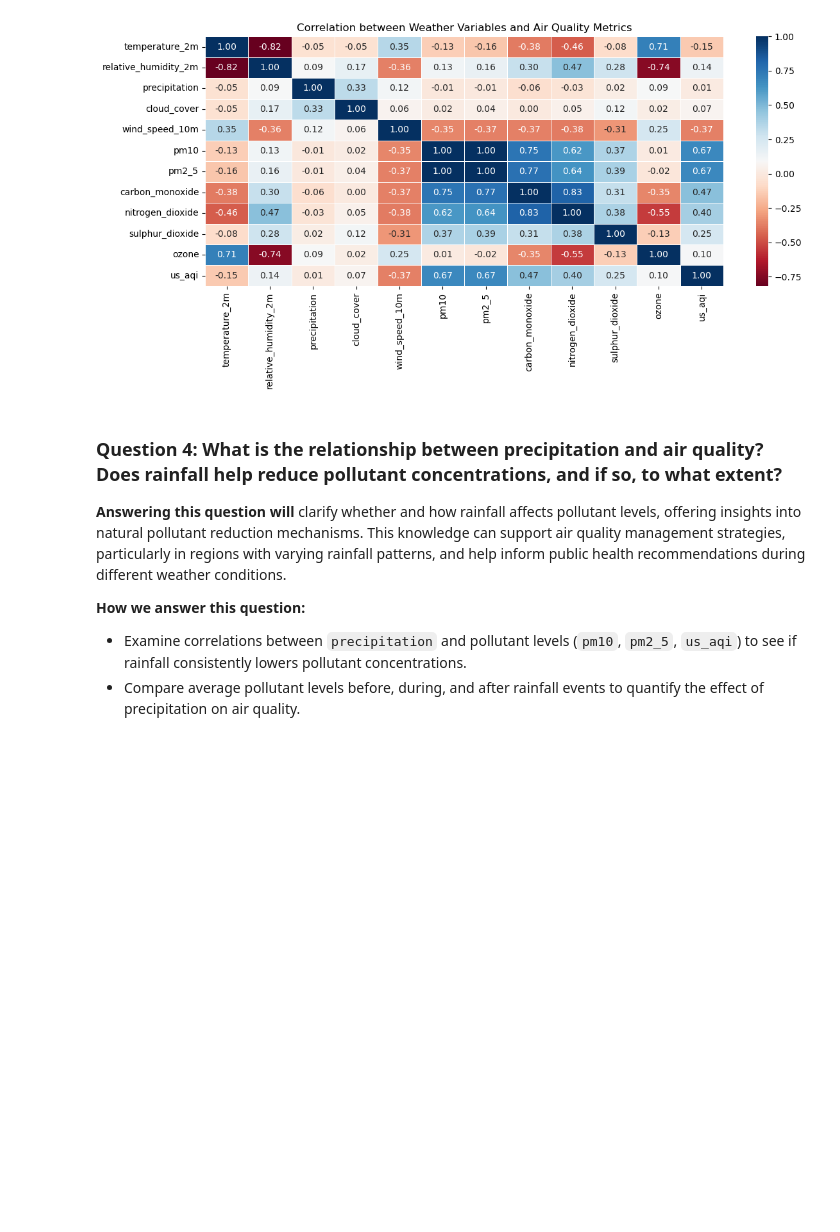
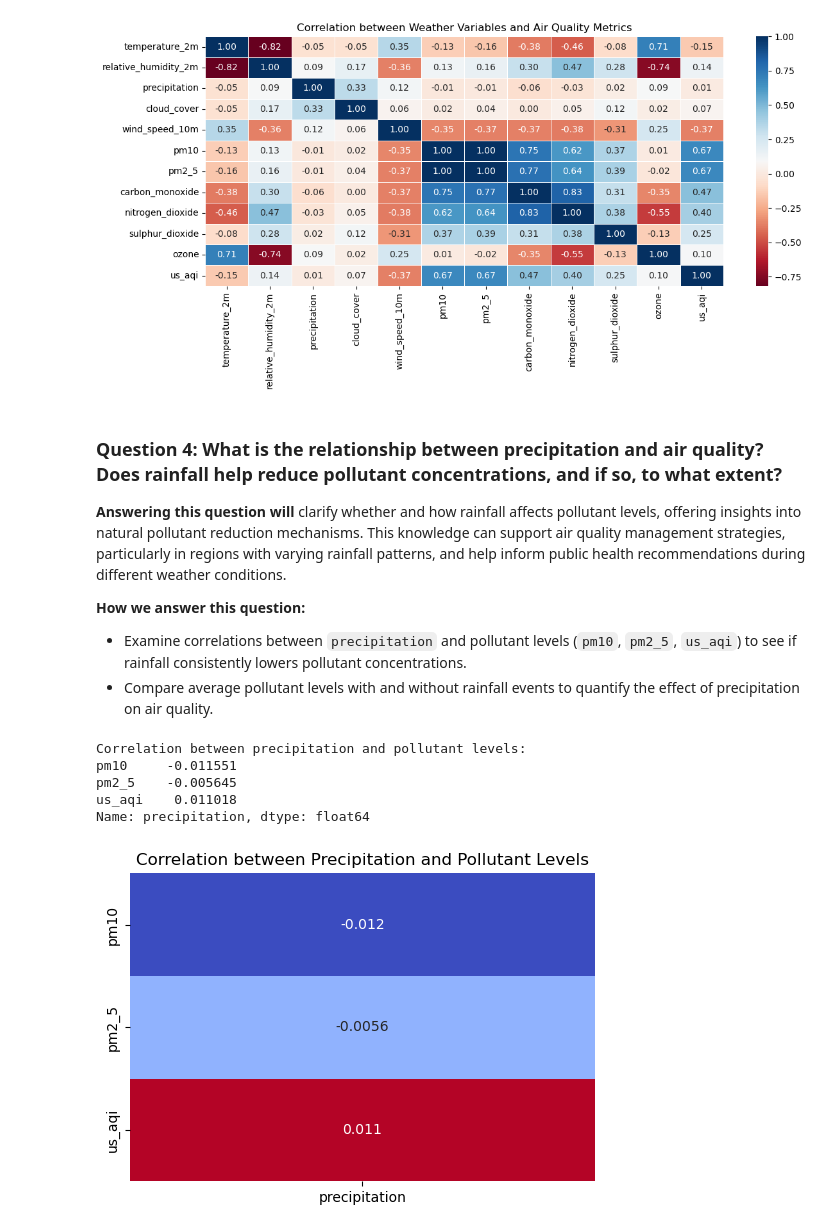
Before and after one commit to mtue04/HCMC-WAQ-Analysis, a Jupyter notebook: notebooks/eda_data.ipynb, the cells around one changed output. Drawn from its saved outputs; the diff is of its cells as text; code cells hidden in the pictures; blank space fills up the shorter version.

```diff
--- a/notebooks/eda_data.ipynb
+++ b/notebooks/eda_data.ipynb
@@ -263,4 +263,24 @@ plt.show()
 
 **How we answer this question:**
 * Examine correlations between `precipitation` and pollutant levels (`pm10`, `pm2_5`, `us_aqi`) to see if rainfall consistently lowers pollutant concentrations.
-* Compare average pollutant levels before, during, and after rainfall events to quantify the effect of precipitation on air quality.
+* Compare average pollutant levels with and without rainfall events to quantify the effect of precipitation on air quality.
+# %%
+df4 = df_cleaned.copy()
+
+pollutants = ['pm10', 'pm2_5', 'us_aqi']
+correlations = df_cleaned[['precipitation'] + pollutants].corr()['precipitation'].drop('precipitation')
+print("Correlation between precipitation and pollutant levels:")
+print(correlations)
+
+# Plot correlation heatmap
+plt.figure(figsize=(6, 4))
+sns.heatmap(correlations.to_frame(), annot=True, cmap='coolwarm', cbar=False)
+plt.title("Correlation between Precipitation and Pollutant Levels")
+plt.show()
+# %% [output]
+Correlation between precipitation and pollutant levels:
+pm10     -0.011551
+pm2_5    -0.005645
+us_aqi    0.011018
+Name: precipitation, dtype: float64
+[figure, added]
```
Also changed, not shown: parts of 9 cells of this notebook.
